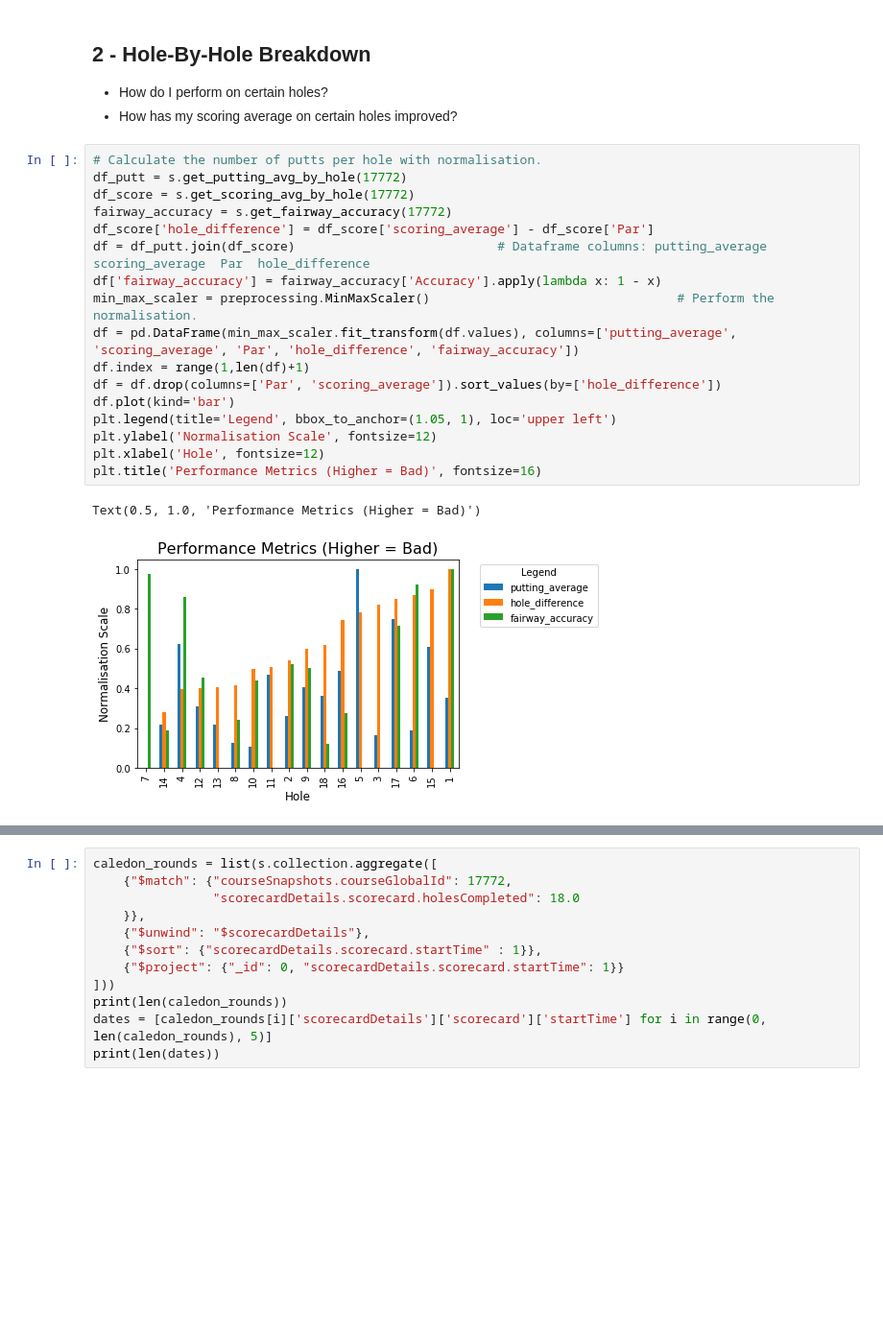
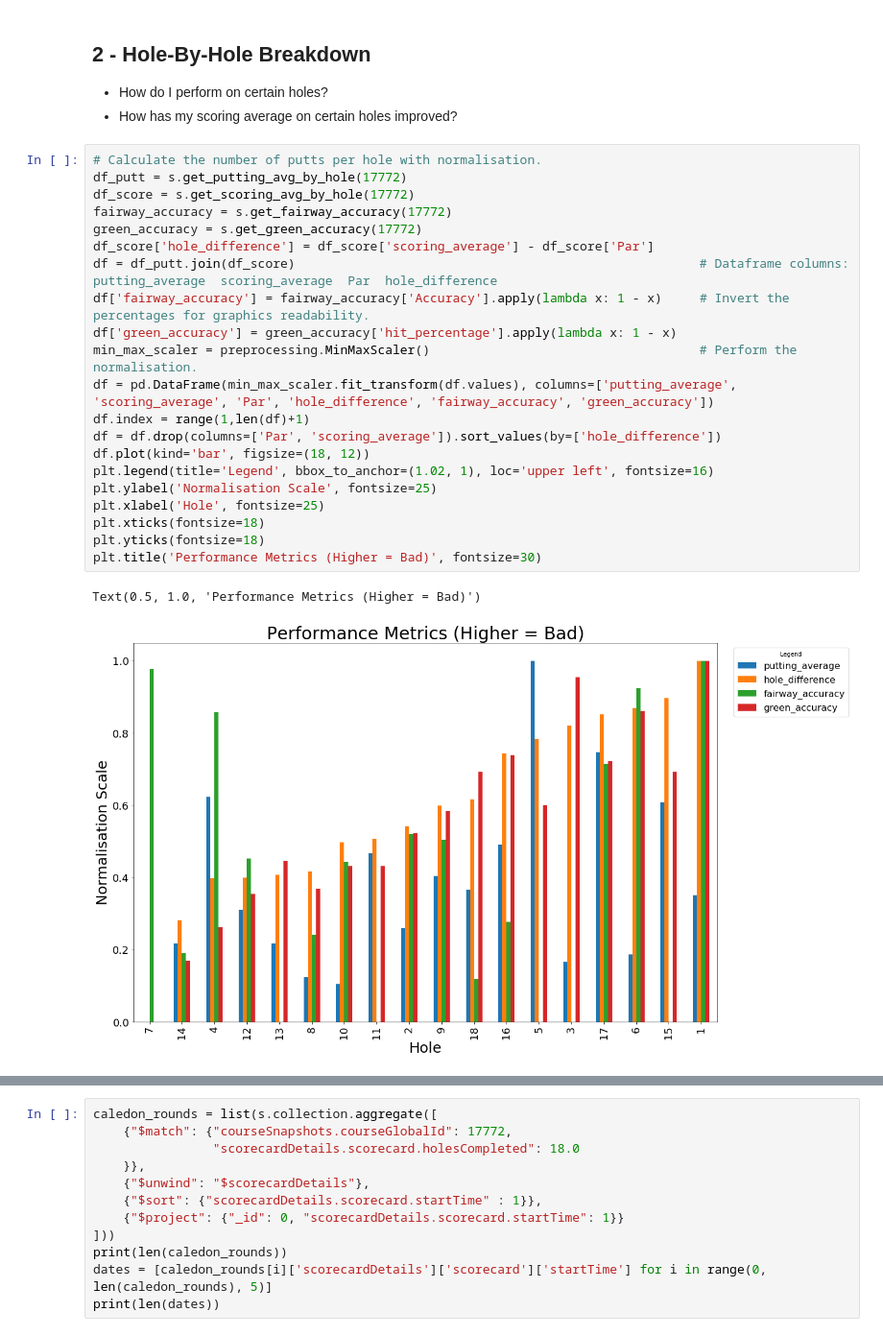
Before and after one commit to michaelkrakovsky/My_Golf_Journey, a Jupyter notebook: src/bin/performance_stories/Caledon_Woods.ipynb, the cells around one changed output, grey strips where cells are left out. Shown at 96% size. Saved outputs shown, nothing was run; the diff lists cells and outputs as text; blank space fills up the shorter version.

```diff
--- a/src/bin/performance_stories/Caledon_Woods.ipynb
+++ b/src/bin/performance_stories/Caledon_Woods.ipynb
@@ -30,20 +30,24 @@ from sklearn import preprocessing
 # %%
 # Calculate the number of putts per hole with normalisation.
 df_putt = s.get_putting_avg_by_hole(17772)
 df_score = s.get_scoring_avg_by_hole(17772)
 fairway_accuracy = s.get_fairway_accuracy(17772)
+green_accuracy = s.get_green_accuracy(17772)
 df_score['hole_difference'] = df_score['scoring_average'] - df_score['Par']
-df = df_putt.join(df_score)                           # Dataframe columns: putting_average  scoring_average  Par  hole_difference
-df['fairway_accuracy'] = fairway_accuracy['Accuracy'].apply(lambda x: 1 - x)
-min_max_scaler = preprocessing.MinMaxScaler()                                 # Perform the normalisation.
-df = pd.DataFrame(min_max_scaler.fit_transform(df.values), columns=['putting_average', 'scoring_average', 'Par', 'hole_difference', 'fairway_accuracy'])
+df = df_putt.join(df_score)                                                      # Dataframe columns: putting_average  scoring_average  Par  hole_difference
+df['fairway_accuracy'] = fairway_accuracy['Accuracy'].apply(lambda x: 1 - x)     # Invert the percentages for graphics readability.
+df['green_accuracy'] = green_accuracy['hit_percentage'].apply(lambda x: 1 - x)
+min_max_scaler = preprocessing.MinMaxScaler()                                    # Perform the normalisation.
+df = pd.DataFrame(min_max_scaler.fit_transform(df.values), columns=['putting_average', 'scoring_average', 'Par', 'hole_difference', 'fairway_accuracy', 'green_accuracy'])
 df.index = range(1,len(df)+1)
 df = df.drop(columns=['Par', 'scoring_average']).sort_values(by=['hole_difference'])
-df.plot(kind='bar')
-plt.legend(title='Legend', bbox_to_anchor=(1.05, 1), loc='upper left')
-plt.ylabel('Normalisation Scale', fontsize=12)
-plt.xlabel('Hole', fontsize=12)
-plt.title('Performance Metrics (Higher = Bad)', fontsize=16)
+df.plot(kind='bar', figsize=(18, 12))
+plt.legend(title='Legend', bbox_to_anchor=(1.02, 1), loc='upper left', fontsize=16)
+plt.ylabel('Normalisation Scale', fontsize=25)
+plt.xlabel('Hole', fontsize=25)
+plt.xticks(fontsize=18)
+plt.yticks(fontsize=18)
+plt.title('Performance Metrics (Higher = Bad)', fontsize=30)
 # %% [output]
 Text(0.5, 1.0, 'Performance Metrics (Higher = Bad)')
-[figure, old version]
+[figure, new version]
```
Also changed, not shown: parts of 1 cell of this notebook, 2 other files.
